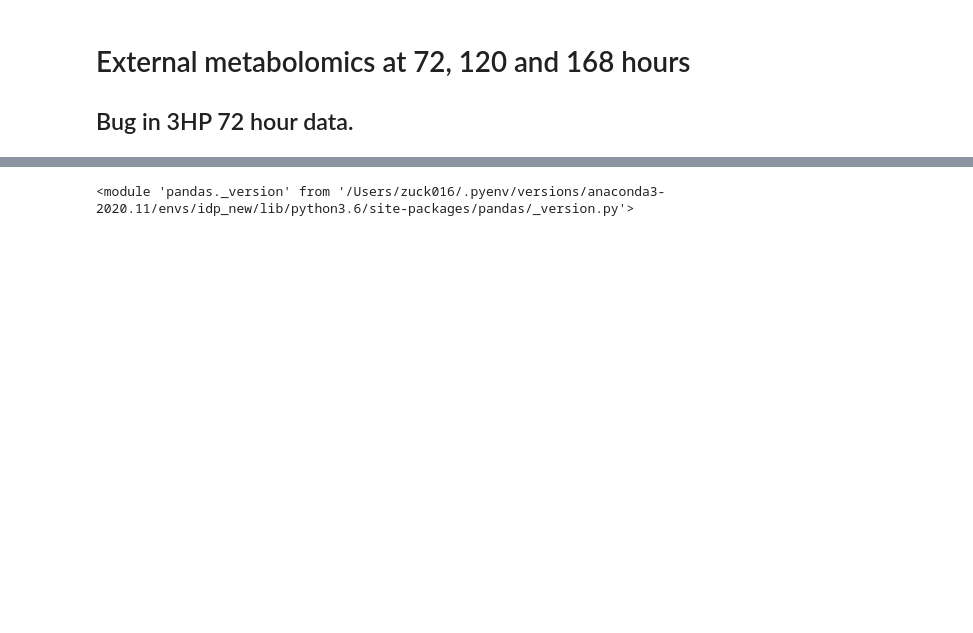
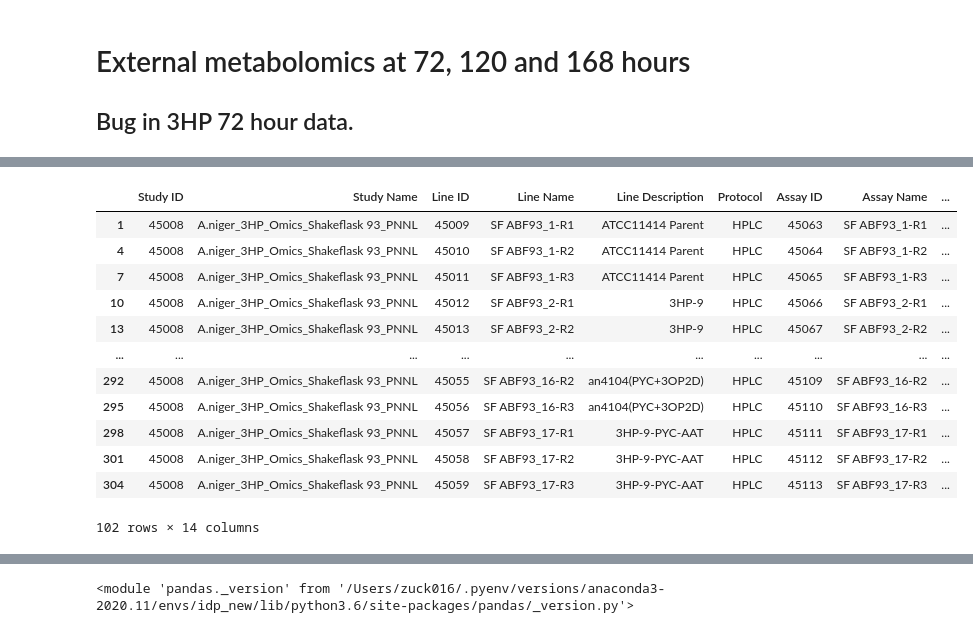
Before and after one commit to AgileBioFoundry/AspergillusQ4Milestone, a Jupyter notebook: notebooks/A.niger_MultiOmics.ipynb, the cells around one changed output, grey strips where cells are left out. Cells and saved outputs as stored; diff of their text form; code cells hidden in the pictures; blank space fills up the shorter version.

Commit message:
Updated enzymes and external metabolites

```diff
--- a/notebooks/A.niger_MultiOmics.ipynb
+++ b/notebooks/A.niger_MultiOmics.ipynb
@@ -999,0 +1015,16 @@ external_metabolomics.groupby(['Measurement Type', 'Formal Type', 'Hours']).mean
+# %%
+external_metabolomics
+# %% [output]
+|  | Study ID | Study Name | Line ID | Line Name | Line Description | Protocol | Assay ID | Assay Name | ... |
+| 1 | 45008 | A.niger_3HP_Omics_Shakeflask 93_PNNL | 45009 | SF ABF93_1-R1 | ATCC11414 Parent | HPLC | 45063 | SF ABF93_1-R1 | ... |
+| 4 | 45008 | A.niger_3HP_Omics_Shakeflask 93_PNNL | 45010 | SF ABF93_1-R2 | ATCC11414 Parent | HPLC | 45064 | SF ABF93_1-R2 | ... |
+| 7 | 45008 | A.niger_3HP_Omics_Shakeflask 93_PNNL | 45011 | SF ABF93_1-R3 | ATCC11414 Parent | HPLC | 45065 | SF ABF93_1-R3 | ... |
+| 10 | 45008 | A.niger_3HP_Omics_Shakeflask 93_PNNL | 45012 | SF ABF93_2-R1 | 3HP-9 | HPLC | 45066 | SF ABF93_2-R1 | ... |
+| 13 | 45008 | A.niger_3HP_Omics_Shakeflask 93_PNNL | 45013 | SF ABF93_2-R2 | 3HP-9 | HPLC | 45067 | SF ABF93_2-R2 | ... |
+| ... | ... | ... | ... | ... | ... | ... | ... | ... | ... |
+| 292 | 45008 | A.niger_3HP_Omics_Shakeflask 93_PNNL | 45055 | SF ABF93_16-R2 | an4104(PYC+3OP2D) | HPLC | 45109 | SF ABF93_16-R2 | ... |
+| 295 | 45008 | A.niger_3HP_Omics_Shakeflask 93_PNNL | 45056 | SF ABF93_16-R3 | an4104(PYC+3OP2D) | HPLC | 45110 | SF ABF93_16-R3 | ... |
+| 298 | 45008 | A.niger_3HP_Omics_Shakeflask 93_PNNL | 45057 | SF ABF93_17-R1 | 3HP-9-PYC-AAT | HPLC | 45111 | SF ABF93_17-R1 | ... |
+| 301 | 45008 | A.niger_3HP_Omics_Shakeflask 93_PNNL | 45058 | SF ABF93_17-R2 | 3HP-9-PYC-AAT | HPLC | 45112 | SF ABF93_17-R2 | ... |
+| 304 | 45008 | A.niger_3HP_Omics_Shakeflask 93_PNNL | 45059 | SF ABF93_17-R3 | 3HP-9-PYC-AAT | HPLC | 45113 | SF ABF93_17-R3 | ... |
+102 rows × 14 columns
```
Also changed, not shown: parts of 7 cells of this notebook, 4 other files.
